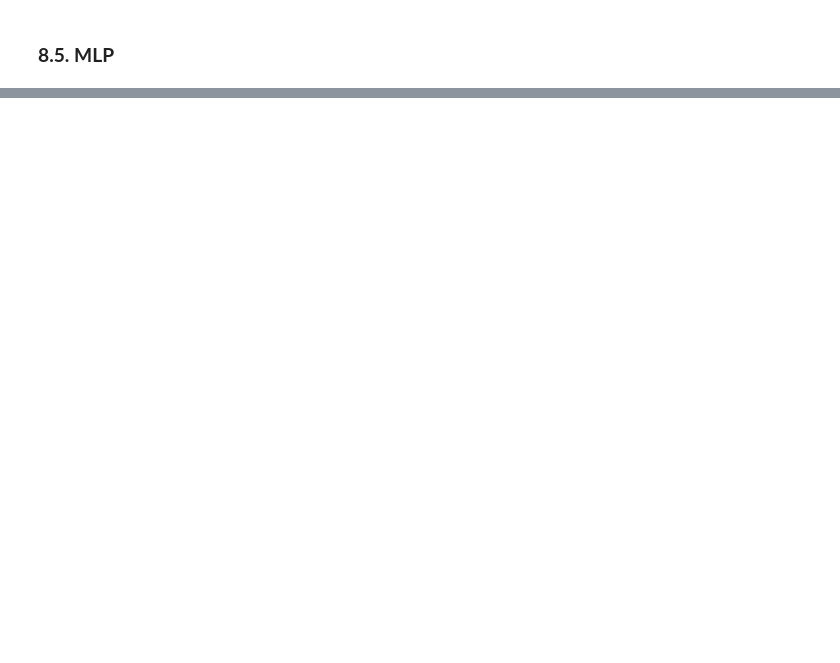
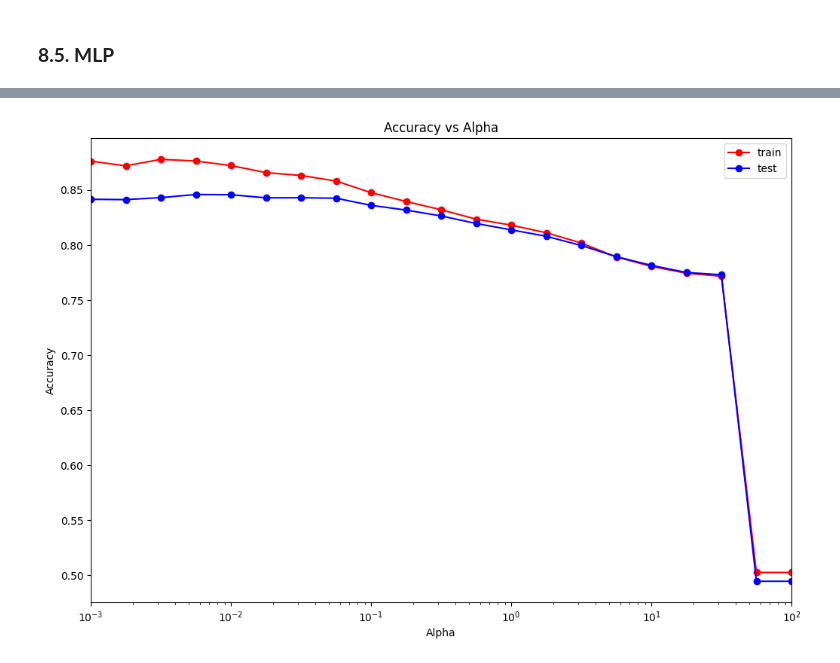
Before and after one commit to julivess/ML_course, a Jupyter notebook: salary_classification(1).ipynb, the cells around one changed output, grey strips where cells are left out. Drawn from its saved outputs; the diff is of its cells as text; code cells hidden in the pictures; blank space fills up the shorter version.

```diff
--- a/salary_classification(1).ipynb
+++ b/salary_classification(1).ipynb
@@ -689,0 +756,30 @@ ConfusionMatrixDisplay.from_estimator(lr, X_test, y_test, cmap='Blues')
+# %%
+train_acc = []
+train_err = []
+test_acc = []
+test_err = []
+alpha_arr = np.logspace(-3, 2, 21)
+
+for alpha in alpha_arr:
+    model = MLPClassifier(alpha=alpha,
+                          hidden_layer_sizes=(100,),
+                          max_iter=500)
+    model.fit(X_train, y_train)
+    y_train_pred = model.predict(X_train)
+    y_test_pred = model.predict(X_test)
+    train_acc.append(accuracy_score(y_train, y_train_pred))
+    train_err.append(np.mean(y_train != y_train_pred))
+    test_acc.append(accuracy_score(y_test, y_test_pred))
+    test_err.append(np.mean(y_test != y_test_pred))
+# %%
+plt.figure(figsize=(12, 8))
+plt.semilogx(alpha_arr, train_acc, "r-o", label="train")
+plt.semilogx(alpha_arr, test_acc, "b-o", label="test")
+plt.xlim([np.min(alpha_arr), np.max(alpha_arr)])
+plt.title('Accuracy vs Alpha')
+plt.xlabel("Alpha")
+plt.ylabel("Accuracy")
+plt.legend()
+pass
+# %% [output]
+[figure, added]
```
Also changed, not shown: parts of 28 cells of this notebook.
